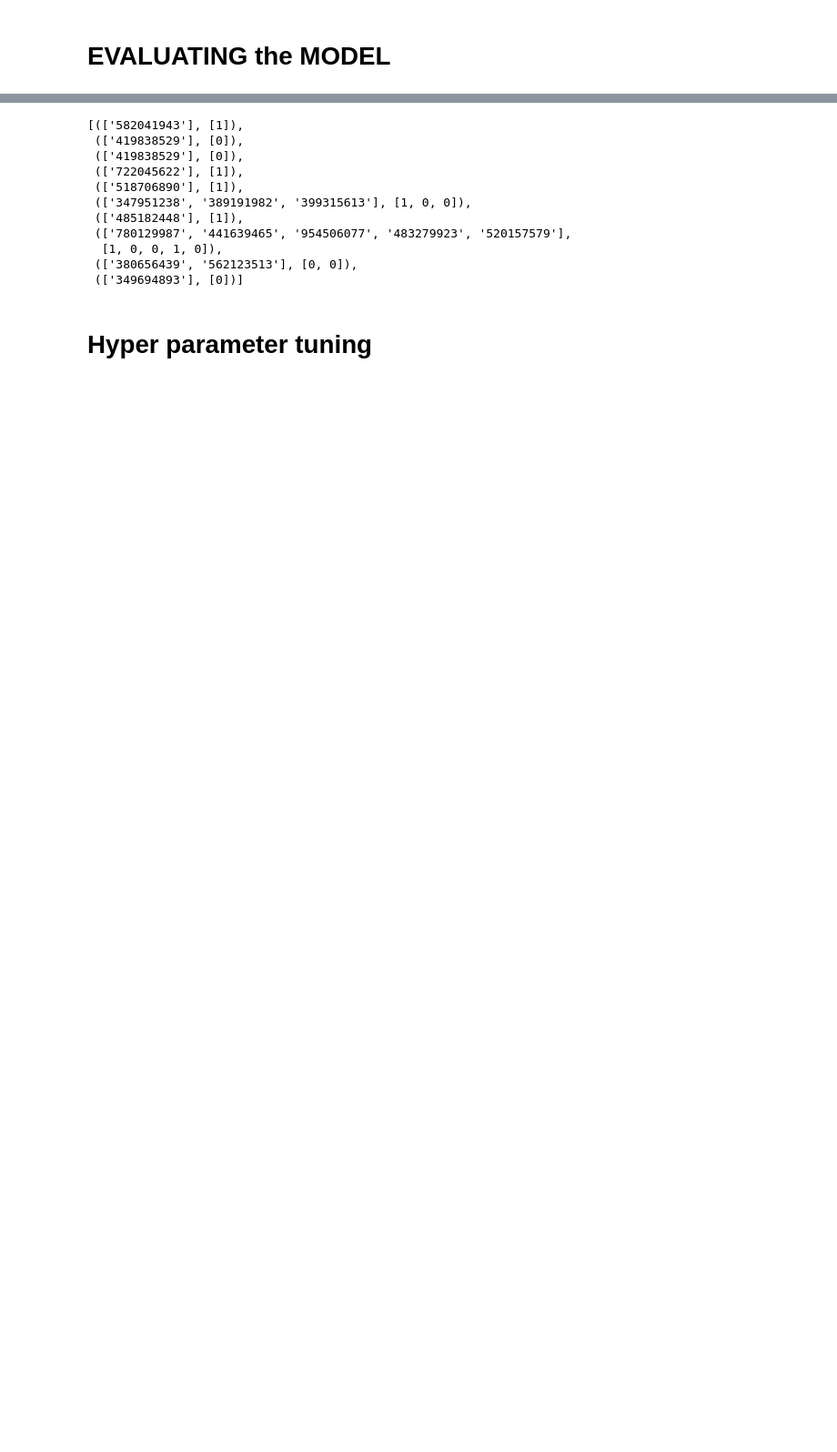
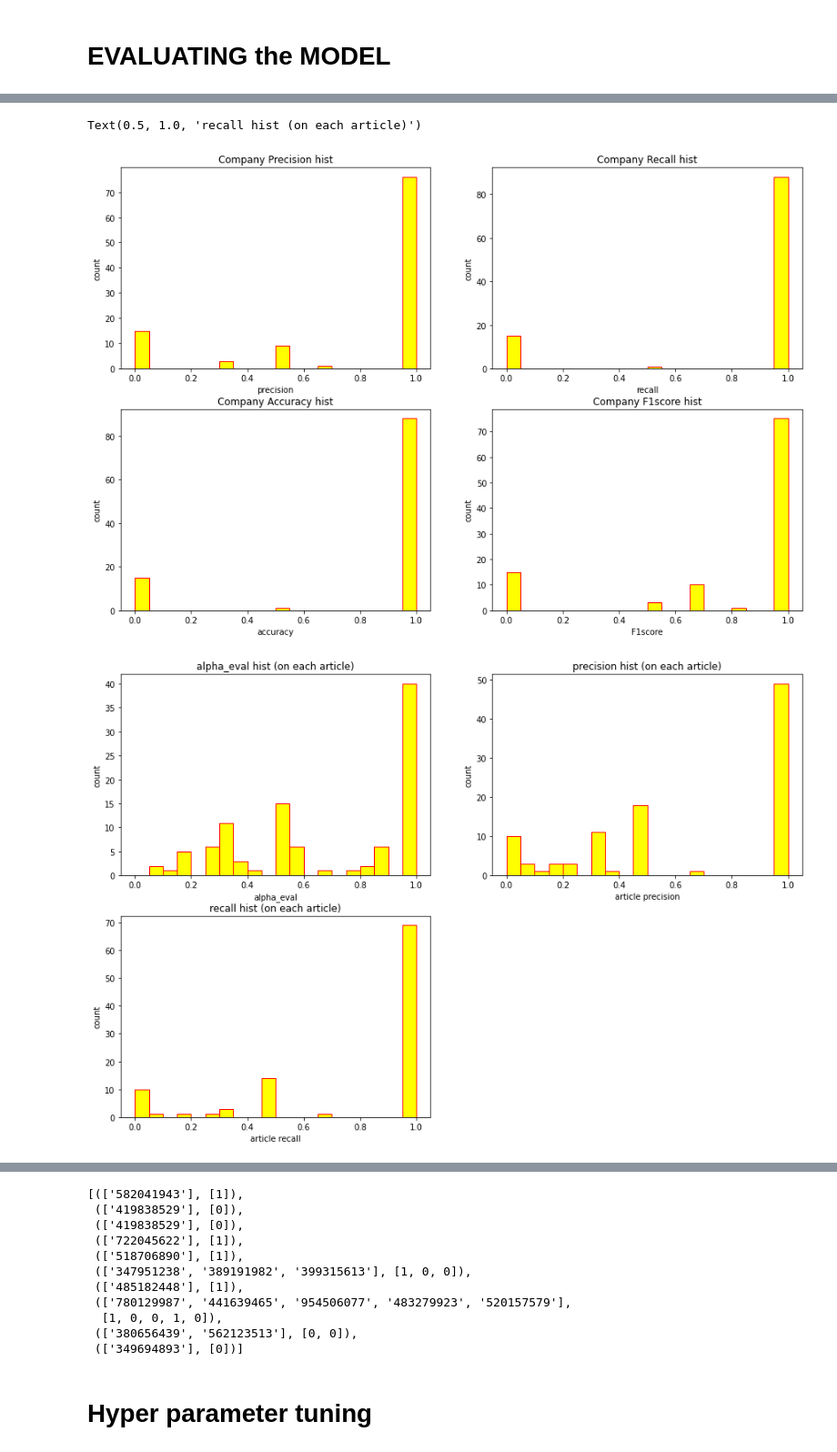
Before and after one commit to clemTJ/Company-Information-PSAT, a Jupyter notebook: textes_francais.ipynb, the cells around one changed output, grey strips where cells are left out. Shown: that part at 91% size. Cells and saved outputs as stored; diff of their text form; code cells hidden in the pictures; blank space fills up the shorter version.

```diff
--- a/textes_francais.ipynb
+++ b/textes_francais.ipynb
@@ -549,7 +615,8 @@ class ArticleClassifier:
     #################################################################
     def company_relevance_score(self,plain_text,sig_words_list):
         sig_words = np.array(sig_words_list)[:,0]
-        sig_words_score = np.array(sig_words_list)[:,1]
+        sig_words_score = np.array(sig_words_list)[:,1].astype(np.float) #CHANGED
+        sig_words_score = sig_words_score/np.sum(sig_words_score) # normalizing all of the sig_words scores
         sum_exp = np.sum([np.exp(float(score)) for score in sig_words_score]) # denominator for computing the soft max
         n_words = len(plain_text)
 
@@ -604,13 +671,13 @@ class ArticleClassifier:
     #INPUT : Corpus, hyper parameters
     #OUTPUT: Predicted companies for each article
     #################################################################
-    def predict(self,corpus):
+    def predict(self,corpus,max_n_pred = None):
         #for document in tqdm(corpus):
         for document in corpus:
             plain_text = document["corpus"]
 
             #self.pred_labels
-            pred_sirens = self.label_text(plain_text)
+            pred_sirens = self.label_text(plain_text)[:max_n_pred]
             self.pred_labels.append(pred_sirens)
             #self.pred_labels_flat
             self.pred_labels_flat += pred_sirens
@@ -746,7 +813,7 @@ class ArticleClassifier:
         for label in self.article_eval:
             self.article_recall_list.append(label.count(1)/(len(label)+self.epsilon))
         #article_precision_list
-        for pred in pred_eval:
+        for pred in self.pred_eval:
              self.article_precision_list.append(pred.count(1)/(len(pred)+self.epsilon))
 
     def print_eval(self):
@@ -903,14 +1025,16 @@ related_words = relevant_words_tfidf #model related words
 #related_words = relevant_words_baseline
 
 #corpus = X_train_corpus[:1000] # pour verifier que on peut sur entrainer
-corpus = X_test_corpus[:] # pour tester sur de nouveaux articles
-min_score = 0.7
-n_sig_words = 2
+corpus = X_test_corpus[:100] # pour tester sur de nouveaux articles
+min_score = 0.5
+n_sig_words = 3
 t = 250
+#max_n_pred = 3
+max_n_pred = None
 
 ac_model = ArticleClassifier(n_sig_words,min_score ,t) # Init Article Classifier
 ac_model.fit(related_words)    # fit related words
-predictions = ac_model.predict(corpus) # evaluate corpus
+predictions = ac_model.predict(corpus,max_n_pred) # evaluate corpus
 print ("There are",len(set(ac_model.pred_labels_flat)),"distinct labels predicted out of the",len(related_words.keys()),"total filtered labels")
 print ("There are",len(set(ac_model.article_labels_flat)),"distinct labels TO predicted out of the",len(related_words.keys()),"total filtered labels")
 # %% [output]
@@ -980,3 +1064,45 @@ plt.title('recall hist (on each article)')
+# %%
+plt.figure(1,figsize=(15,10))
+plt.subplot(2, 2, 1)
+plt.hist(ac_model.company_precision_list, range = (0, 1), bins = 20, color = 'yellow',edgecolor = 'red')
+plt.xlabel('precision')
+plt.ylabel('count')
+plt.title('Company Precision hist')
+plt.subplot(2, 2, 2)
+plt.hist(ac_model.company_recall_list, range = (0, 1), bins = 20, color = 'yellow',edgecolor = 'red')
+plt.xlabel('recall')
+plt.ylabel('count')
+plt.title('Company Recall hist')
+plt.subplot(2, 2, 3)
+plt.hist(ac_model.company_accuracy_list, range = (0, 1), bins = 20, color = 'yellow',edgecolor = 'red')
+plt.xlabel('accuracy')
+plt.ylabel('count')
+plt.title('Company Accuracy hist')
+plt.subplot(2, 2, 4)
+plt.hist(ac_model.company_F1score_list, range = (0, 1), bins = 20, color = 'yellow',edgecolor = 'red')
+plt.xlabel('F1score')
+plt.ylabel('count')
+plt.title('Company F1score hist')
+plt.figure(2,figsize=(15,10))
+plt.subplot(2, 2, 1)
+plt.hist(ac_model.alpha_eval_list, range = (0, 1), bins = 20, color = 'yellow',edgecolor = 'red')
+plt.xlabel('alpha_eval')
+plt.ylabel('count')
+plt.title('alpha_eval hist (on each article)')
+plt.subplot(2, 2, 2)
+plt.hist(ac_model.article_precision_list, range = (0, 1), bins = 20, color = 'yellow',edgecolor = 'red')
+plt.xlabel('article precision')
+plt.ylabel('count')
+plt.title('precision hist (on each article)')
+plt.subplot(2, 2, 3)
+plt.hist(ac_model.article_recall_list, range = (0, 1), bins = 20, color = 'yellow',edgecolor = 'red')
+plt.xlabel('article recall')
+plt.ylabel('count')
+plt.title('recall hist (on each article)')
+# %% [output]
+Text(0.5, 1.0, 'recall hist (on each article)')
+[figure, added]
+[figure, added]
 # %%
 import matplotlib.pyplot as plt
 # %%
```
Also changed, not shown: parts of 56 cells of this notebook, 2 other files.
